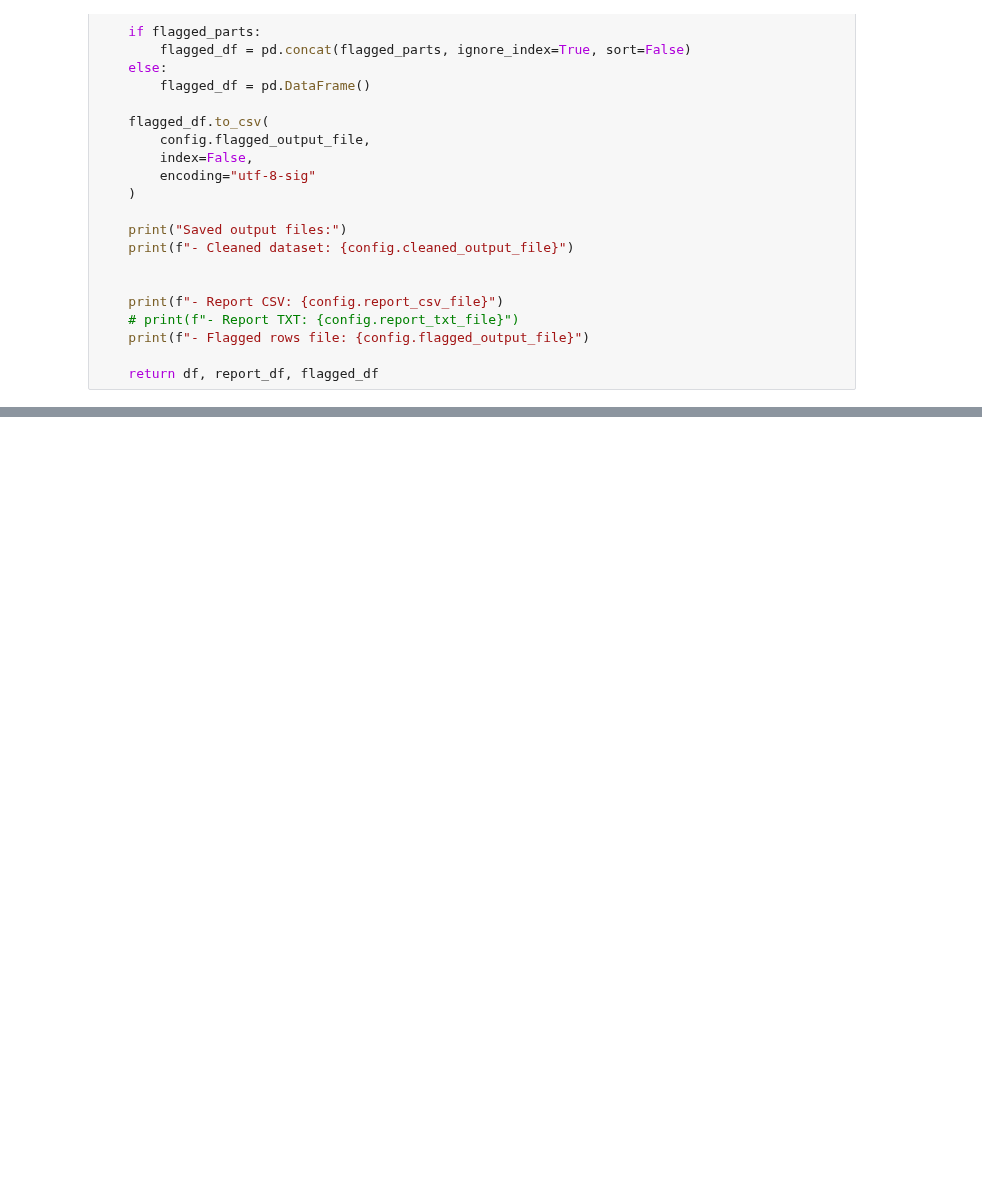
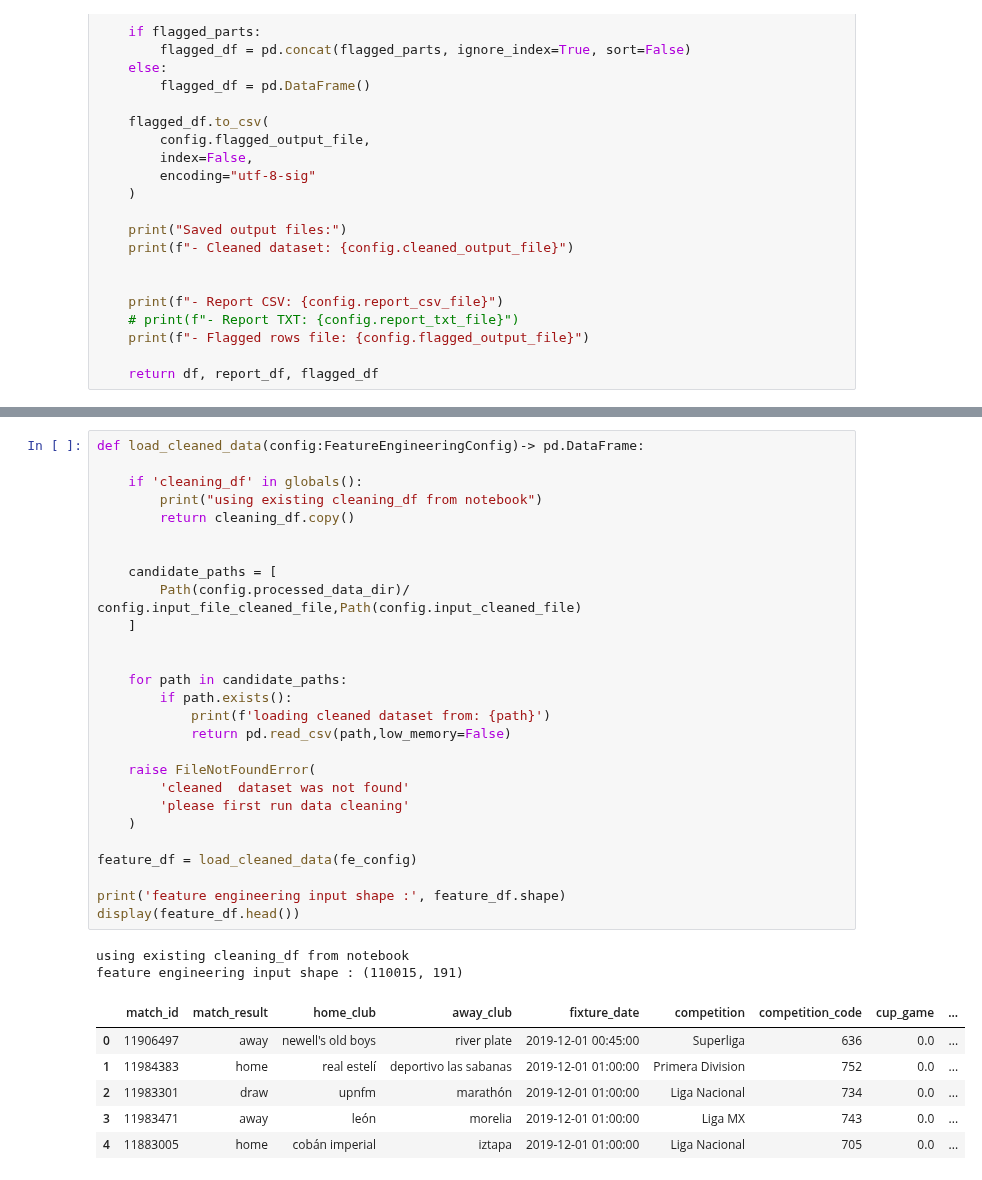
Before and after one commit to Aihan-2005/AiWithPython, a Jupyter notebook: Football_Match_Prediction/main.ipynb, the cells around one changed output, grey strips where cells are left out. Saved outputs shown, nothing was run; the diff lists cells and outputs as text; blank space fills up the shorter version.

Commit message:
feature engineering

```diff
--- a/Football_Match_Prediction/main.ipynb
+++ b/Football_Match_Prediction/main.ipynb
@@ -5049,0 +5132,36 @@ print("Flagged rows shape:", flagged_df.shape)
+# %%
+def load_cleaned_data(config:FeatureEngineeringConfig)-> pd.DataFrame:
+
+    if 'cleaning_df' in globals():
+        print("using existing cleaning_df from notebook")
+        return cleaning_df.copy()
+
+
+    candidate_paths = [
+        Path(config.processed_data_dir)/ config.input_file_cleaned_file,Path(config.input_cleaned_file)
+    ]
+
+
+    for path in candidate_paths:
+        if path.exists():
+            print(f'loading cleaned dataset from: {path}')
+            return pd.read_csv(path,low_memory=False)
+
+    raise FileNotFoundError(
+        'cleaned  dataset was not found'
+        'please first run data cleaning'
+    )
+
+feature_df = load_cleaned_data(fe_config)
+
+print('feature engineering input shape :', feature_df.shape)
+display(feature_df.head())
+# %% [output]
+using existing cleaning_df from notebook
+feature engineering input shape : (110015, 191)
+|  | match_id | match_result | home_club | away_club | fixture_date | competition | competition_code | cup_game | ... |
+| 0 | 11906497 | away | newell's old boys | river plate | 2019-12-01 00:45:00 | Superliga | 636 | 0.0 | ... |
+| 1 | 11984383 | home | real estelí | deportivo las sabanas | 2019-12-01 01:00:00 | Primera Division | 752 | 0.0 | ... |
+| 2 | 11983301 | draw | upnfm | marathón | 2019-12-01 01:00:00 | Liga Nacional | 734 | 0.0 | ... |
+| 3 | 11983471 | away | león | morelia | 2019-12-01 01:00:00 | Liga MX | 743 | 0.0 | ... |
+| 4 | 11883005 | home | cobán imperial | iztapa | 2019-12-01 01:00:00 | Liga Nacional | 705 | 0.0 | ... |
```
Also changed, not shown: parts of 26 cells of this notebook, 1 other file.
